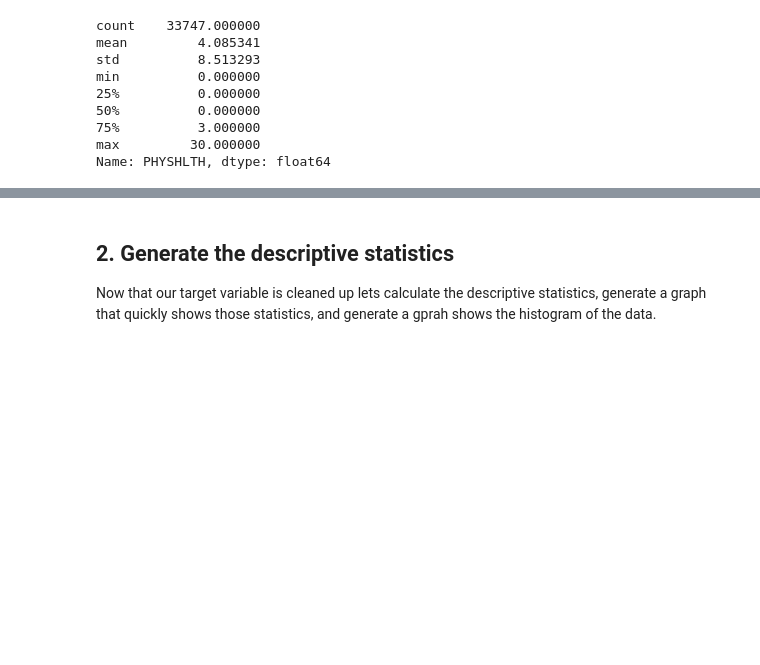
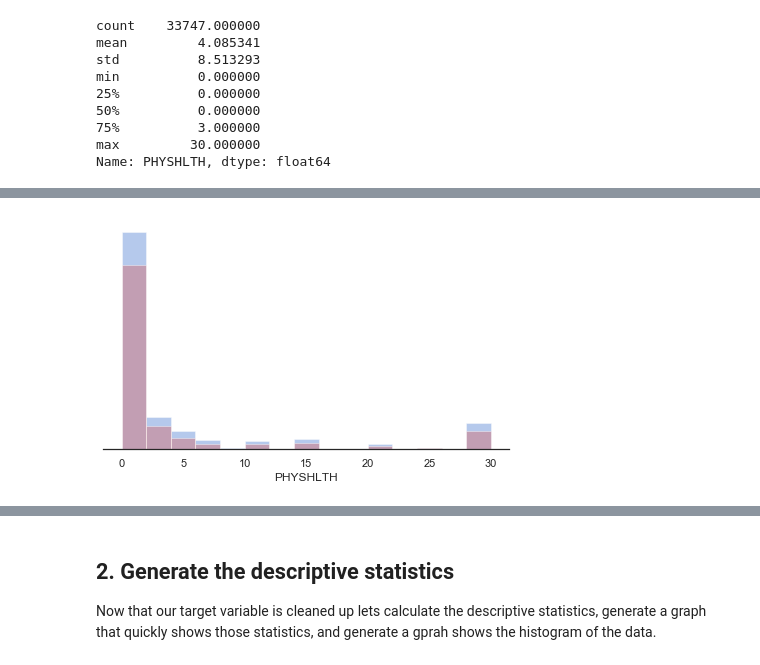
Before and after one commit to fragmento/nyc-ds-111819-lectures, a Jupyter notebook: Mod_1/case_study/Data_Exploration_Applied.ipynb, the cells around one changed output, grey strips where cells are left out. Cells and saved outputs as stored; diff of their text form; code cells hidden in the pictures; blank space fills up the shorter version.

```diff
--- a/Mod_1/case_study/Data_Exploration_Applied.ipynb
+++ b/Mod_1/case_study/Data_Exploration_Applied.ipynb
@@ -70,3 +177,17 @@ min          0.000000
 75%          3.000000
 max         30.000000
 Name: PHYSHLTH, dtype: float64
+# %%
+#separate by sex
+
+dfemale = new_df_sex[new_df_sex['SEX'] == 'Female']
+
+dmale = new_df_sex[new_df_sex['SEX'] == 'Male']
+
+#take out zero sick days
+
+no_sick_day = new_df_sex[new_df_sex['PHYSHLTH'] != 0]
+
+dmale_no_sick = dmale[new_df_sex['PHYSHLTH'] != 0]
+
+dfemale_no_sick = dfemale[new_df_sex['PHYSHLTH'] != 0
@@ -72,0 +243,15 @@ Name: PHYSHLTH, dtype: float64
+# %%
+sns.set(style="white", palette="muted", color_codes=True)
+f, axes = plt.subplots()
+sns.despine(left=True)
+
+# Plot a simple histogram with binsize determined automatically
+sns.distplot(dfemale['PHYSHLTH'], kde=False, bins=15, color="b")
+
+# Plot a kernel density estimate and rug plot
+sns.distplot(dmale['PHYSHLTH'], kde=False, bins=15,  color="r")
+
+plt.setp(axes, yticks=[])
+plt.tight_layout()
+# %% [output]
+[figure, added]
```
Also changed, not shown: parts of 34 cells of this notebook, 3 other files.
